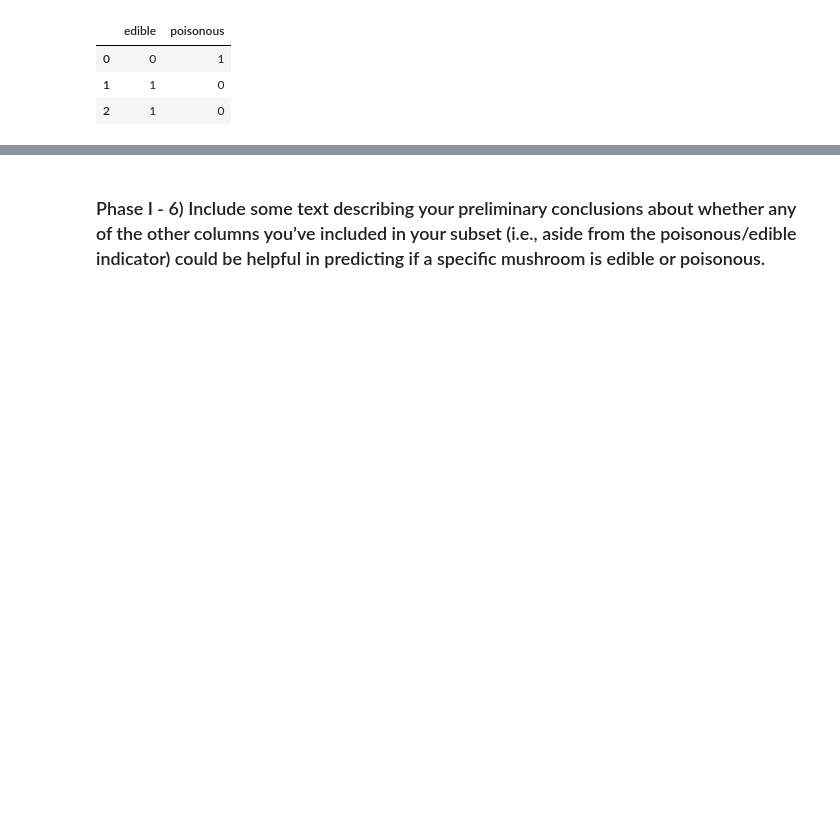
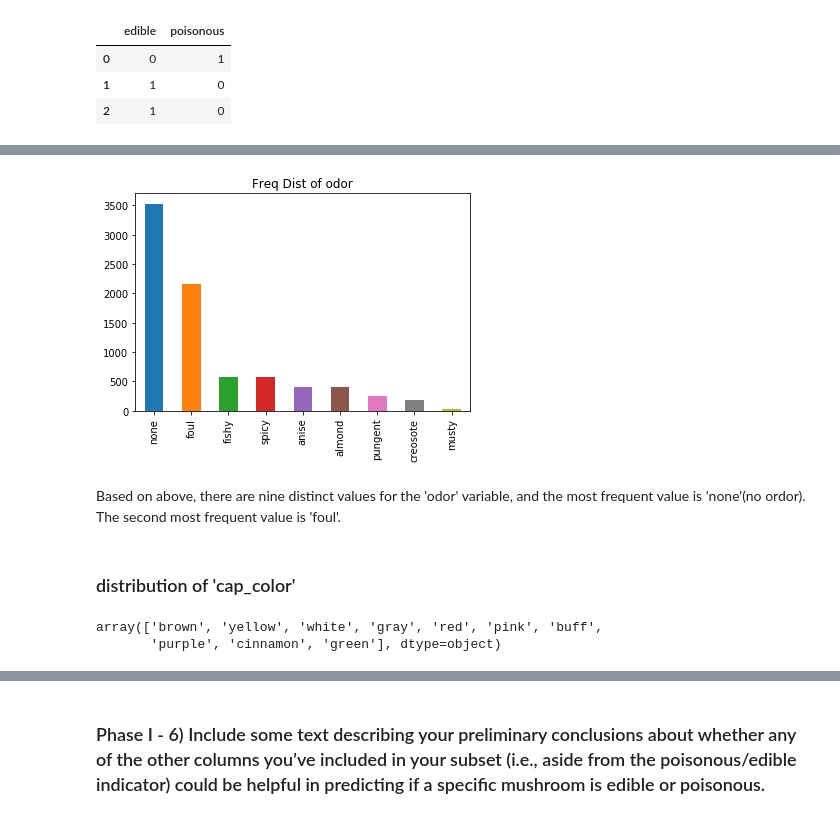
Before and after one commit to mhan1/DAV-5400, a Jupyter notebook: M_Han_Project4.ipynb, the cells around one changed output, grey strips where cells are left out. Cells and saved outputs as stored; diff of their text form; code cells hidden in the pictures; blank space fills up the shorter version.

```diff
--- a/M_Han_Project4.ipynb
+++ b/M_Han_Project4.ipynb
@@ -208,0 +361,15 @@ df2.shape
+# %%
+#creating a bar plot of the 'odor' variable's value counts
+df2['odor'].value_counts().plot.bar(title = "Freq Dist of odor");
+# %% [output]
+[figure, added]
+# %% [markdown]
+Based on above, there are nine distinct values for the 'odor' variable, and the most frequent value is 'none'(no ordor). The second most frequent value is 'foul'.
+# %% [markdown]
+### distribution of 'cap_color'
+# %%
+#chekcing the unique values in 'cap_color' variable
+df2['cap_color'].unique()
+# %% [output]
+array(['brown', 'yellow', 'white', 'gray', 'red', 'pink', 'buff',
+       'purple', 'cinnamon', 'green'], dtype=object)
```
Also changed, not shown: parts of 115 cells of this notebook.
